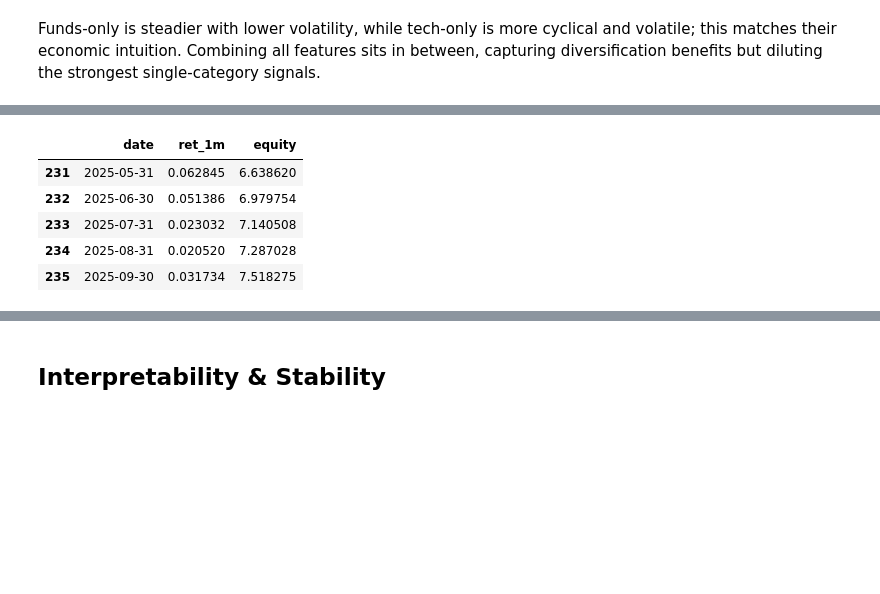
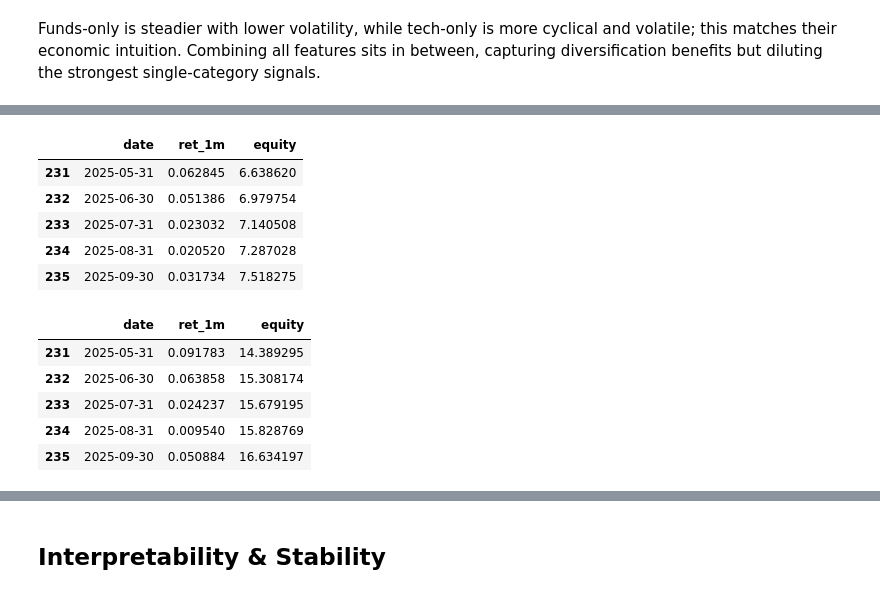
Before and after one commit to IgorDragone/hybrid-stock-prediction-thesis, a Jupyter notebook: notebooks/04_robustness.ipynb, the cells around one changed output, grey strips where cells are left out. Cells and saved outputs as stored; diff of their text form; code cells hidden in the pictures; blank space fills up the shorter version.

```diff
--- a/notebooks/04_robustness.ipynb
+++ b/notebooks/04_robustness.ipynb
@@ -209,48 +209,67 @@ Combining all features sits in between, capturing diversification benefits but d
 # %%
-BENCH_PATH = Path(OUT_DIR) / 'benchmarks' / 'sp500.parquet'
+BENCH_DIR = Path(OUT_DIR) / 'benchmarks'
+BENCHMARKS = {
+    'sp500': 'SPY',
+    'nasdaq': 'QQQ',
+}
 
-if BENCH_PATH.exists():
-    sp = pd.read_parquet(BENCH_PATH)
-    sp['date'] = pd.to_datetime(sp['date'])
-    if 'ret_1m' not in sp.columns and 'close' in sp.columns:
-        sp = sp.sort_values('date')
-        sp['ret_1m'] = sp['close'].pct_change(1)
-    if 'equity' not in sp.columns and 'ret_1m' in sp.columns:
-        sp = sp.dropna(subset=['ret_1m'])
-        sp['equity'] = (1 + sp['ret_1m']).cumprod()
-    display(sp[['date', 'ret_1m', 'equity']].tail(5))
-else:
-    # Fetch SPY from Yahoo Finance for the dataset date range
-    start_date = pd.to_datetime(df_model['date']).min().strftime('%Y-%m-%d')
-    end_date = pd.to_datetime(df_model['date']).max().strftime('%Y-%m-%d')
-    spy = yf.download('SPY', start=start_date, end=end_date, auto_adjust=True, progress=False)
-    if spy.empty:
-        print('SPY download failed. Check network or ticker.')
-    else:
-        if isinstance(spy.columns, pd.MultiIndex):
-            spy.columns = [c[0] for c in spy.columns]
-        spy = spy.reset_index()
-        spy.columns = [c.lower() for c in spy.columns]
-        close_col = 'close' if 'close' in spy.columns else 'adj close'
-        if close_col not in spy.columns:
-            raise ValueError(f'No close column found in SPY data: {spy.columns.tolist()}')
 
-        spy = spy.rename(columns={close_col: 'close'})
-        spy['date'] = pd.to_datetime(spy['date'])
-        monthly = spy.set_index('date').resample('M')['close'].last().reset_index()
-        monthly['ret_1m'] = monthly['close'].pct_change(1)
-        monthly = monthly.dropna(subset=['ret_1m'])
-        monthly['equity'] = (1 + monthly['ret_1m']).cumprod()
+def load_benchmark_monthly(ticker: str, bench_path: Path, start_date: str, end_date: str) -> pd.DataFrame:
+    if bench_path.exists():
+        b = pd.read_parquet(bench_path).copy()
+        b['date'] = pd.to_datetime(b['date'])
+        b = b.sort_values('date')
+        if 'ret_1m' not in b.columns:
+            if 'close' not in b.columns:
+                raise ValueError(f"{bench_path.name} missing both ret_1m and close columns")
+            b['ret_1m'] = b['close'].pct_change(1)
+        if 'equity' not in b.columns:
+            b['equity'] = (1 + b['ret_1m'].fillna(0.0)).cumprod()
+        return b.dropna(subset=['ret_1m'])
 
-        BENCH_PATH.parent.mkdir(parents=True, exist_ok=True)
-        monthly.to_parquet(BENCH_PATH, index=False)
+    px = yf.download(ticker, start=start_date, end=end_date, auto_adjust=True, progress=False)
+    if px.empty:
+        raise ValueError(f'Download of {ticker} failed. Check network or ticker.')
 
-        display(monthly[['date', 'ret_1m', 'equity']].tail(5))
+    if isinstance(px.columns, pd.MultiIndex):
+        px.columns = [c[0] for c in px.columns]
+    px = px.reset_index()
+    px.columns = [c.lower() for c in px.columns]
+    close_col = 'close' if 'close' in px.columns else 'adj close'
+    if close_col not in px.columns:
+        raise ValueError(f'No close column found in {ticker} data: {px.columns.tolist()}')
+
+    px = px.rename(columns={close_col: 'close'})
+    px['date'] = pd.to_datetime(px['date'])
+    monthly = px.set_index('date').resample('ME')['close'].last().reset_index()
+    monthly['ret_1m'] = monthly['close'].pct_change(1)
+    monthly = monthly.dropna(subset=['ret_1m'])
+    monthly['equity'] = (1 + monthly['ret_1m']).cumprod()
+
+    bench_path.parent.mkdir(parents=True, exist_ok=True)
+    monthly.to_parquet(bench_path, index=False)
+    return monthly
+
+
+start_date = pd.to_datetime(df_model['date']).min().strftime('%Y-%m-%d')
+end_date = pd.to_datetime(df_model['date']).max().strftime('%Y-%m-%d')
+
+bench_data = {}
+for bench_name, ticker in BENCHMARKS.items():
+    bench_path = BENCH_DIR / f'{bench_name}.parquet'
+    bench_data[bench_name] = load_benchmark_monthly(ticker, bench_path, start_date, end_date)
+    display(bench_data[bench_name][['date', 'ret_1m', 'equity']].tail(5))
 # %% [output]
 |  | date | ret_1m | equity |
 | 231 | 2025-05-31 | 0.062845 | 6.638620 |
 | 232 | 2025-06-30 | 0.051386 | 6.979754 |
 | 233 | 2025-07-31 | 0.023032 | 7.140508 |
 | 234 | 2025-08-31 | 0.020520 | 7.287028 |
 | 235 | 2025-09-30 | 0.031734 | 7.518275 |
+|  | date | ret_1m | equity |
+| 231 | 2025-05-31 | 0.091783 | 14.389295 |
+| 232 | 2025-06-30 | 0.063858 | 15.308174 |
+| 233 | 2025-07-31 | 0.024237 | 15.679195 |
+| 234 | 2025-08-31 | 0.009540 | 15.828769 |
+| 235 | 2025-09-30 | 0.050884 | 16.634197 |
 # %%
```
Also changed, not shown: parts of 3 cells of this notebook, 12 other files.
